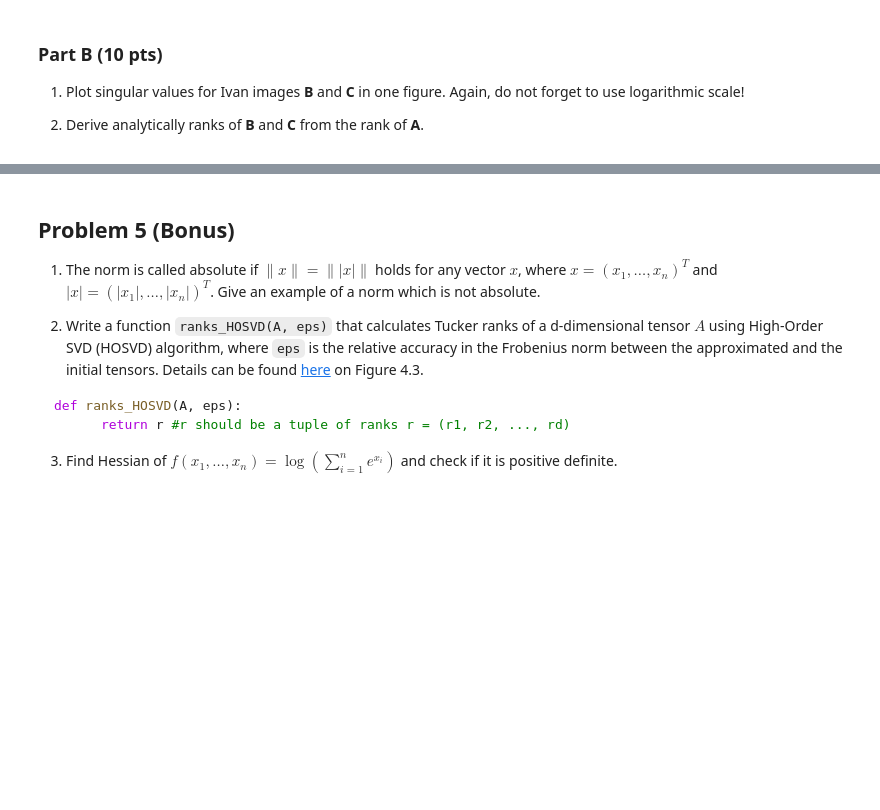
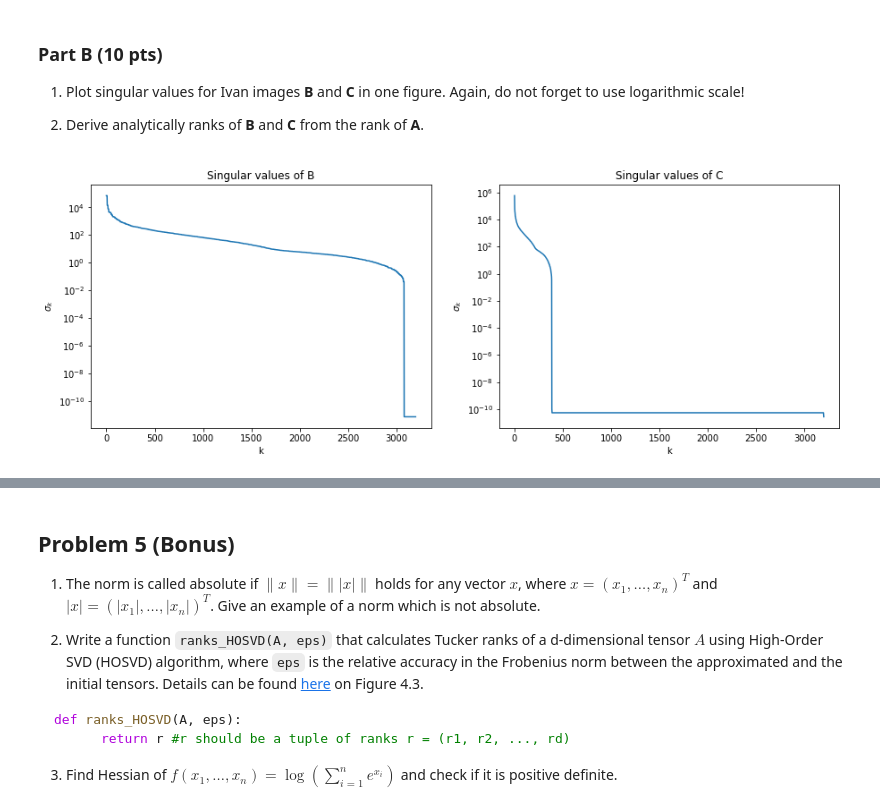
Before and after one commit to XuMuK1/NLA_HW, a Jupyter notebook: Pset1/pset1.ipynb, the cells around one changed output, grey strips where cells are left out. Cells and saved outputs as stored; diff of their text form; code cells hidden in the pictures; blank space fills up the shorter version.

```diff
--- a/Pset1/pset1.ipynb
+++ b/Pset1/pset1.ipynb
@@ -225,3 +467,25 @@ def approximate(img, eps): # 5 pts out of 10 pts
 1. Plot singular values for Ivan images **B** and **C** in one figure. Again, do not forget to use logarithmic scale! <br>
 
 2. Derive analytically ranks of **B** and **C** from the rank of **A**.
+# %%
+(_,singB,_)=np.linalg.svd(img_diag_block)#B
+(_,singC,_)=np.linalg.svd(img_block)#C
+# %%
+f, (ax1,ax2) = plt.subplots(1,2,figsize=(15,5))
+
+ax1.set_title('Singular values of B')
+ax1.set_xlabel('k')
+ax1.set_ylabel(r'$\sigma_k$')
+ax1.set_yscale('log')
+BPlot, = ax1.plot(singB)
+
+
+#ax.legend([BPlot, CPlot], [r'$\sigma_k(B)$', r'$\sigma_k(C)$'])
+
+ax2.set_title('Singular values of C')
+ax2.set_xlabel('k')
+ax2.set_ylabel(r'$\sigma_k$')
+ax2.set_yscale('log')
+CPlot, = ax2.plot(singC)
+# %% [output]
+[figure, added]
```
Also changed, not shown: parts of 26 cells of this notebook, 1 other file.
